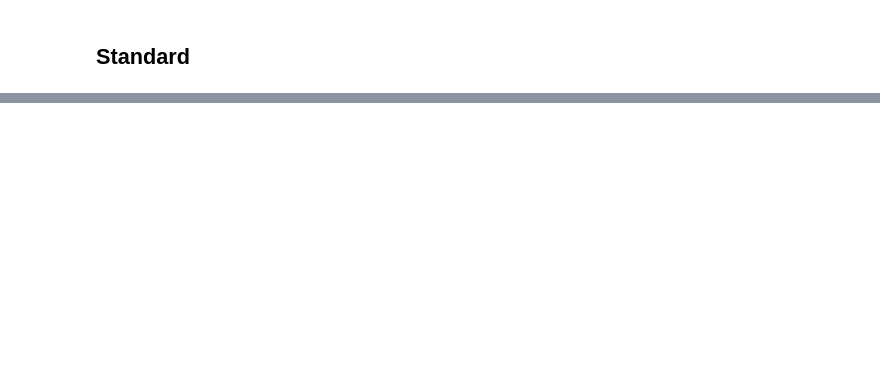
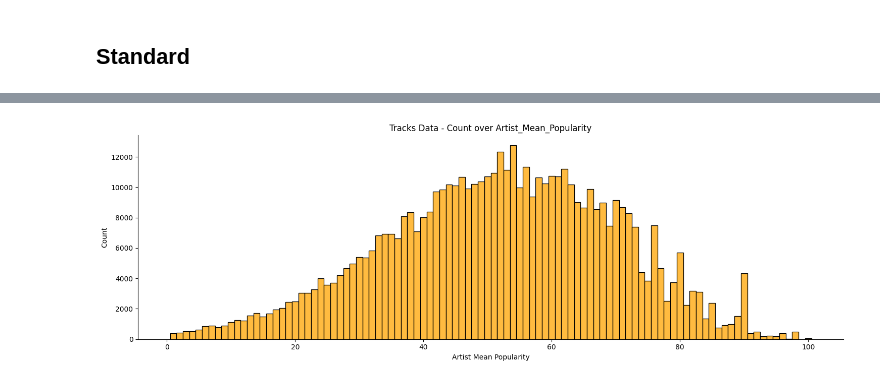
Before and after one commit to mavwong/SpotifyDataAnalysis, a Jupyter notebook: 03-analysis_main.ipynb, the cells around one changed output, grey strips where cells are left out. Saved outputs shown, nothing was run; the diff lists cells and outputs as text; code cells hidden in the pictures; blank space fills up the shorter version.

```diff
--- a/03-analysis_main.ipynb
+++ b/03-analysis_main.ipynb
@@ -76,0 +60,4 @@ Ignoring `palette` because no `hue` variable has been assigned.
+# %%
+eval_tracks.get_category_hist("artist_mean_popularity", show=True)
+# %% [output]
+[figure, added]
```
Also changed, not shown: parts of 29 cells of this notebook, 20 other files.
